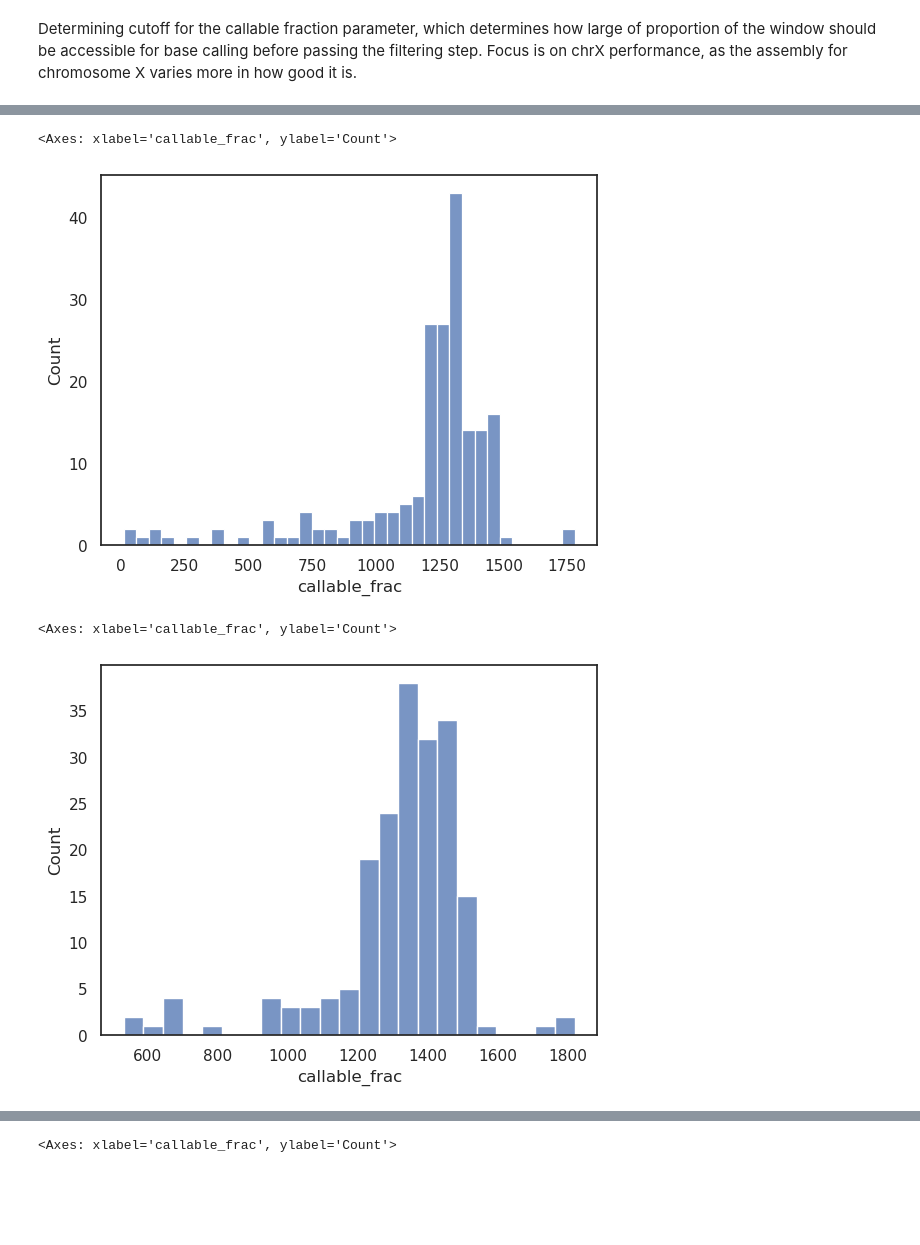
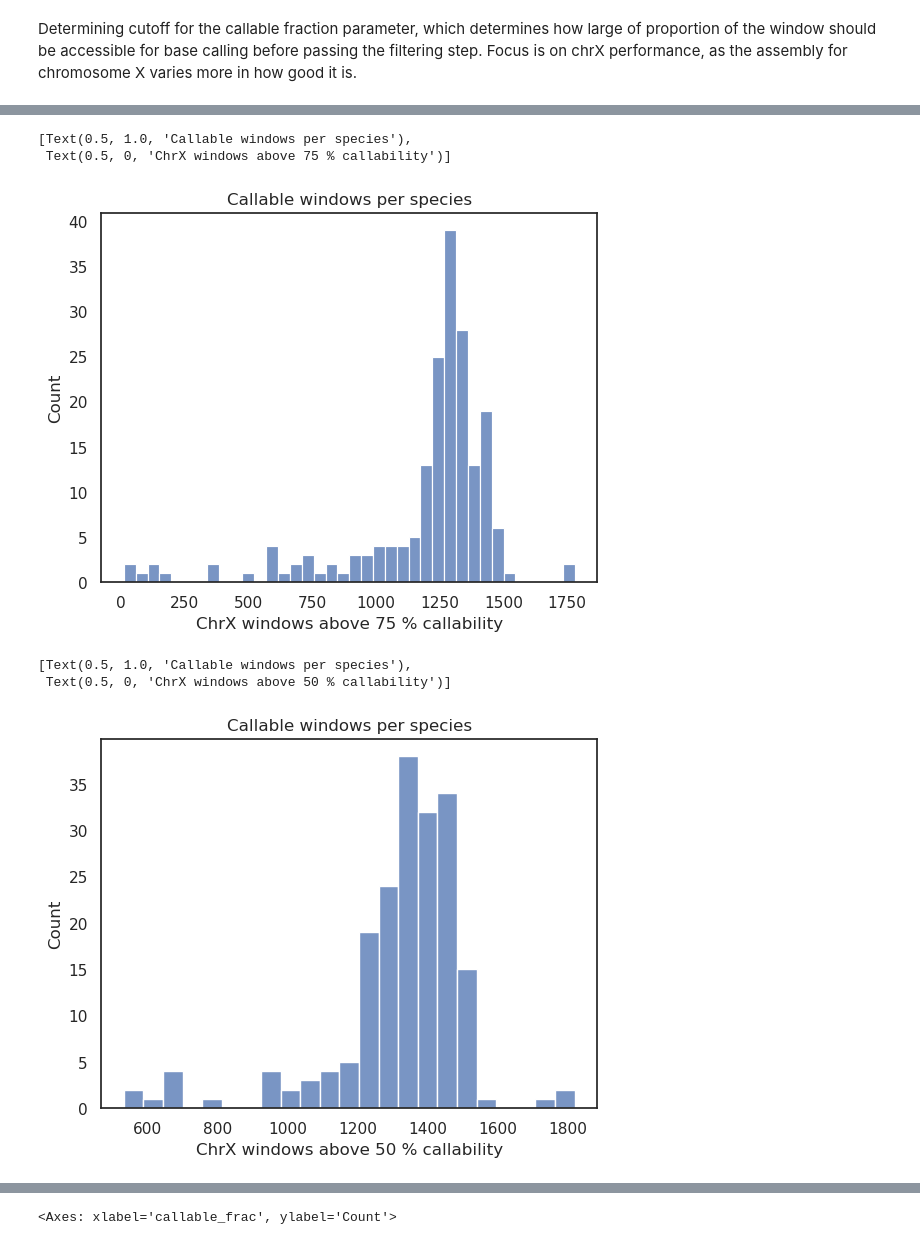
Before and after one commit to erikfogh/selection_primates, a Jupyter notebook: notebooks/main05_pi_stats.ipynb, the cells around one changed output, grey strips where cells are left out. Drawn from its saved outputs; the diff is of its cells as text; code cells hidden in the pictures; blank space fills up the shorter version.

```diff
--- a/notebooks/main05_pi_stats.ipynb
+++ b/notebooks/main05_pi_stats.ipynb
@@ -6,7 +8,7 @@ import sgkit as sg
 import xarray as xr
 import glob
 # %%
-table_desc = "~/primatediversity/data/gVCFs_recalling_10_12_2024_metadata/plots/SupTable_Sample_Stats_wGT_QC.tsv"
+table_desc = "~/primatediversity/data/gVCFs_recalling_10_12_2024_metadata/plots/SupTable_Sample_Stats_wGT_QC_MQ.tsv"
 metadata_path = "~/primatediversity/data/gVCFs_recalling_10_12_2024_metadata/"
 
 metadata_table = pd.read_csv(table_desc, sep="\t")
@@ -43,5 +45,6 @@ for s in used_species:
     df_l.append(pi_df)
 all_pi_df = pd.concat(df_l)
 # %%
-len(all_pi_df.loc[(all_pi_df.chr_type == "chrX") & (~all_pi_df.pi.isna())].species.unique())
+species_with_x = all_pi_df.loc[(all_pi_df.chr_type == "chrX") & (~all_pi_df.pi.isna())].species.unique()
+len(species_with_x)
 # %% [output]
@@ -49,3 +52,5 @@ len(all_pi_df.loc[(all_pi_df.chr_type == "chrX") & (~all_pi_df.pi.isna())].speci
+# %%
+all_pi_df = all_pi_df.loc[all_pi_df.species.isin(species_with_x)].copy()
 # %%
 chrX_pi = all_pi_df.loc[(all_pi_df.chr_type == "chrX") & (~all_pi_df.pi.isna())]
 # %% [markdown]
@@ -61,17 +85,21 @@ sns.histplot(mean_callable, x="callable_frac")
 # %%
 # Instead we can check how many windows pass the filter.
 count_callable = chrX_pi.loc[chrX_pi.callable_frac >= 0.75].groupby(["species"])[["callable_frac"]].count().sort_values(by="callable_frac")
-sns.histplot(count_callable, x="callable_frac")
+g = sns.histplot(count_callable, x="callable_frac")
+g.set(title="Callable windows per species", xlabel="ChrX windows above 75 % callability")
 # %% [output]
-<Axes: xlabel='callable_frac', ylabel='Count'>
+[Text(0.5, 1.0, 'Callable windows per species'),
+ Text(0.5, 0, 'ChrX windows above 75 % callability')]
-[figure, old version]
+[figure, new version]
 # %%
 # Allowing for 50 % makes even the worst performers contain roughly 600 windows (or 60Mb).
 count_callable = chrX_pi.loc[chrX_pi.callable_frac >= 0.5].groupby(["species"])[["callable_frac"]].count().sort_values(by="callable_frac")
-sns.histplot(count_callable, x="callable_frac")
+g = sns.histplot(count_callable, x="callable_frac")
+g.set(title="Callable windows per species", xlabel="ChrX windows above 50 % callability")
 # %% [output]
-<Axes: xlabel='callable_frac', ylabel='Count'>
+[Text(0.5, 1.0, 'Callable windows per species'),
+ Text(0.5, 0, 'ChrX windows above 50 % callability')]
-[figure, old version]
+[figure, new version]
 # %%
 # This is probably too generous, and many of the windows in the 25-50 range will be low quality compared to 50+
 count_callable = chrX_pi.loc[chrX_pi.callable_frac >= 0.25].groupby(["species"])[["callable_frac"]].count().sort_values(by="callable_frac")
```
Also changed, not shown: parts of 63 cells of this notebook, 9 other files.
